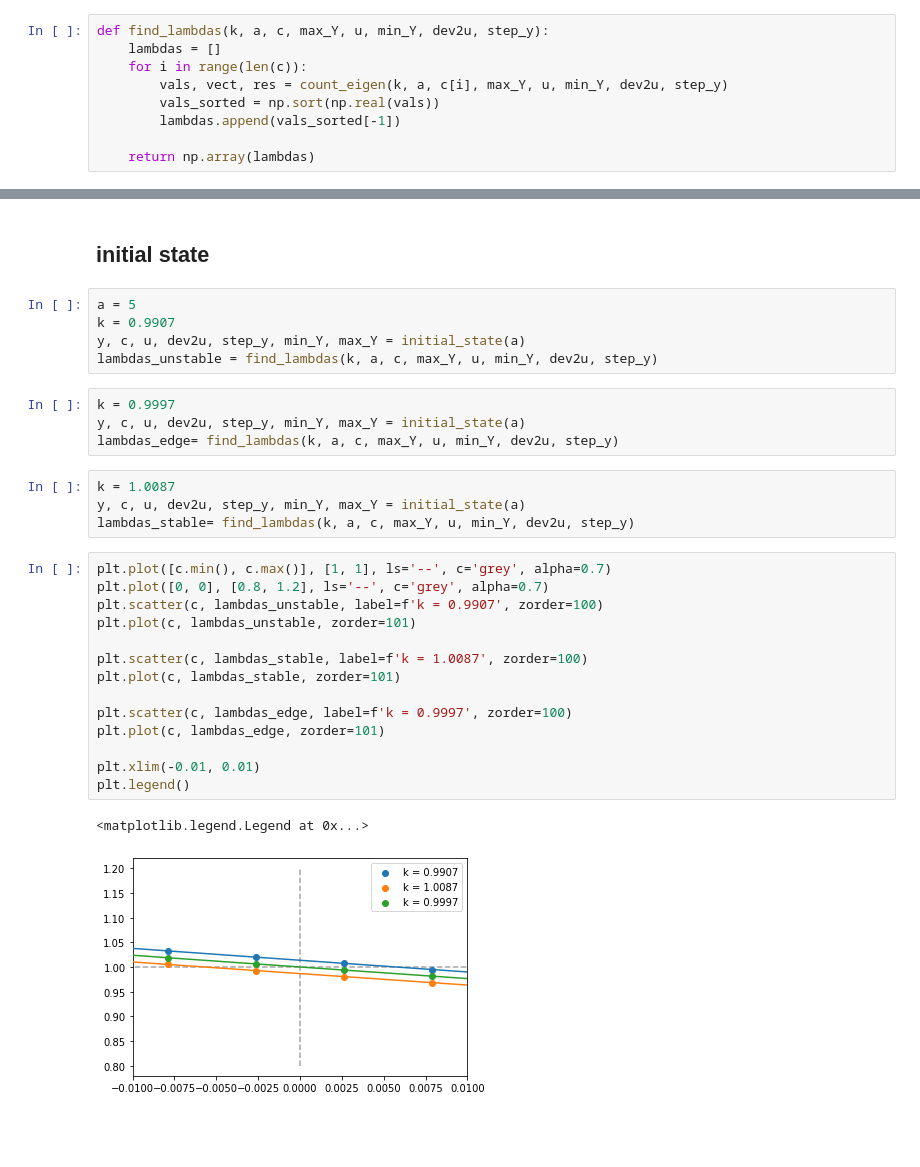
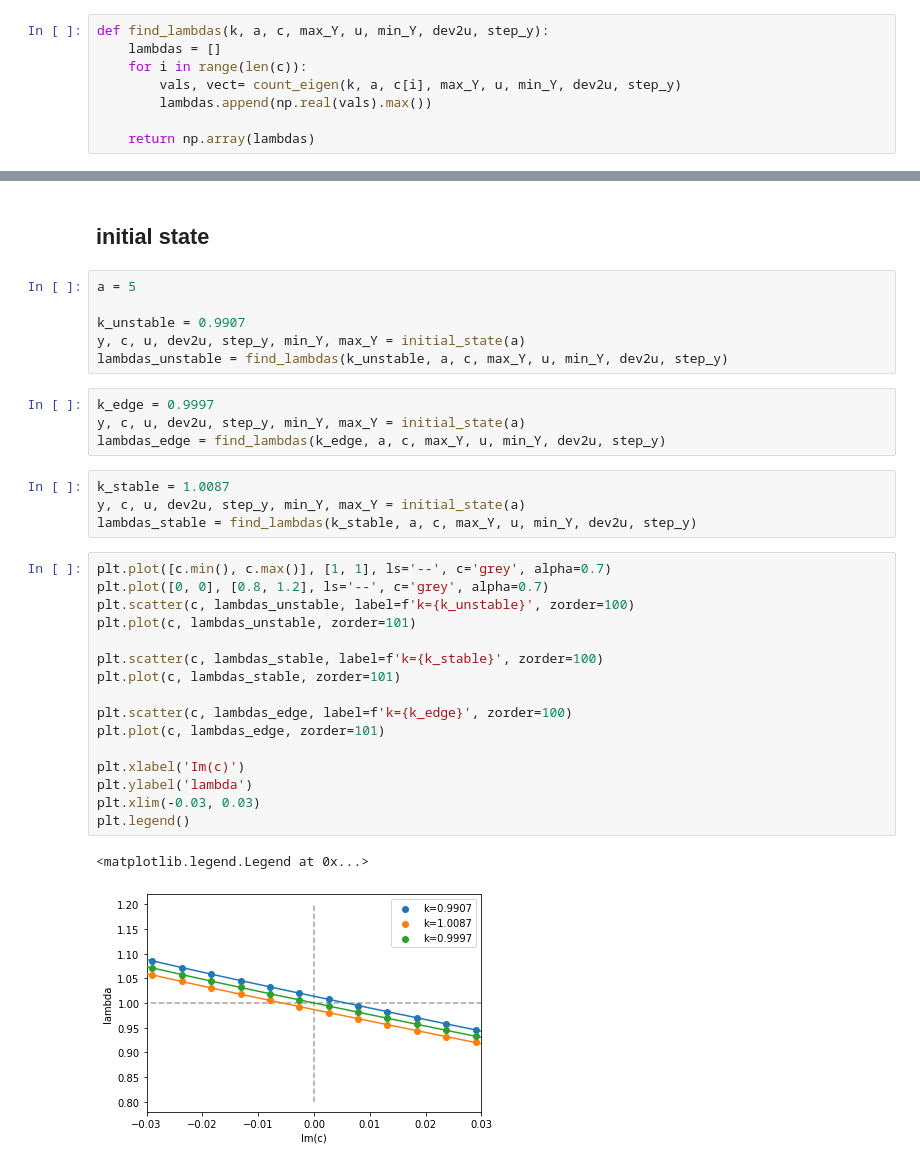
Before and after one commit to olgaborodina/damped_perturbations, a Jupyter notebook: Rayleigh_equation_streamfunction.ipynb, the cells around one changed output, grey strips where cells are left out. Saved outputs shown, nothing was run; the diff lists cells and outputs as text; blank space fills up the shorter version.

Commit message:
Add stream function plot & fix other plots

```diff
--- a/Rayleigh_equation_streamfunction.ipynb
+++ b/Rayleigh_equation_streamfunction.ipynb
@@ -53,9 +53,8 @@ def count_eigen(k, a, c, max_Y, u, min_Y, dev2u, step_y):
 def find_lambdas(k, a, c, max_Y, u, min_Y, dev2u, step_y):
     lambdas = []
     for i in range(len(c)):
-        vals, vect, res = count_eigen(k, a, c[i], max_Y, u, min_Y, dev2u, step_y)
-        vals_sorted = np.sort(np.real(vals))
-        lambdas.append(vals_sorted[-1])
+        vals, vect= count_eigen(k, a, c[i], max_Y, u, min_Y, dev2u, step_y)
+        lambdas.append(np.real(vals).max())
 
     return np.array(lambdas)
 # %%
@@ -67,34 +70,37 @@ def find_c(k, a, c, max_Y, u, min_Y, dev2u, step_y):
 ## initial state
 # %%
 a = 5
-k = 0.9907
+
+k_unstable = 0.9907
 y, c, u, dev2u, step_y, min_Y, max_Y = initial_state(a)
-lambdas_unstable = find_lambdas(k, a, c, max_Y, u, min_Y, dev2u, step_y)
+lambdas_unstable = find_lambdas(k_unstable, a, c, max_Y, u, min_Y, dev2u, step_y)
 # %%
-k = 0.9997
+k_edge = 0.9997
 y, c, u, dev2u, step_y, min_Y, max_Y = initial_state(a)
-lambdas_edge= find_lambdas(k, a, c, max_Y, u, min_Y, dev2u, step_y)
+lambdas_edge = find_lambdas(k_edge, a, c, max_Y, u, min_Y, dev2u, step_y)
 # %%
-k = 1.0087
+k_stable = 1.0087
 y, c, u, dev2u, step_y, min_Y, max_Y = initial_state(a)
-lambdas_stable= find_lambdas(k, a, c, max_Y, u, min_Y, dev2u, step_y)
+lambdas_stable = find_lambdas(k_stable, a, c, max_Y, u, min_Y, dev2u, step_y)
 # %%
 plt.plot([c.min(), c.max()], [1, 1], ls='--', c='grey', alpha=0.7)
 plt.plot([0, 0], [0.8, 1.2], ls='--', c='grey', alpha=0.7)
-plt.scatter(c, lambdas_unstable, label=f'k = 0.9907', zorder=100)
+plt.scatter(c, lambdas_unstable, label=f'k={k_unstable}', zorder=100)
 plt.plot(c, lambdas_unstable, zorder=101)
 
-plt.scatter(c, lambdas_stable, label=f'k = 1.0087', zorder=100)
+plt.scatter(c, lambdas_stable, label=f'k={k_stable}', zorder=100)
 plt.plot(c, lambdas_stable, zorder=101)
 
-plt.scatter(c, lambdas_edge, label=f'k = 0.9997', zorder=100)
+plt.scatter(c, lambdas_edge, label=f'k={k_edge}', zorder=100)
 plt.plot(c, lambdas_edge, zorder=101)
 
-plt.xlim(-0.01, 0.01)
+plt.xlabel('Im(c)')
+plt.ylabel('lambda')
+plt.xlim(-0.03, 0.03)
 plt.legend()
 # %% [output]
 <matplotlib.legend.Legend at 0x...>
-[figure, old version]
+[figure, new version]
 # %%
 c_array = []
 y, c, u, dev2u, step_y, min_Y, max_Y = initial_state(a)
```
Also changed, not shown: parts of 9 cells of this notebook.
